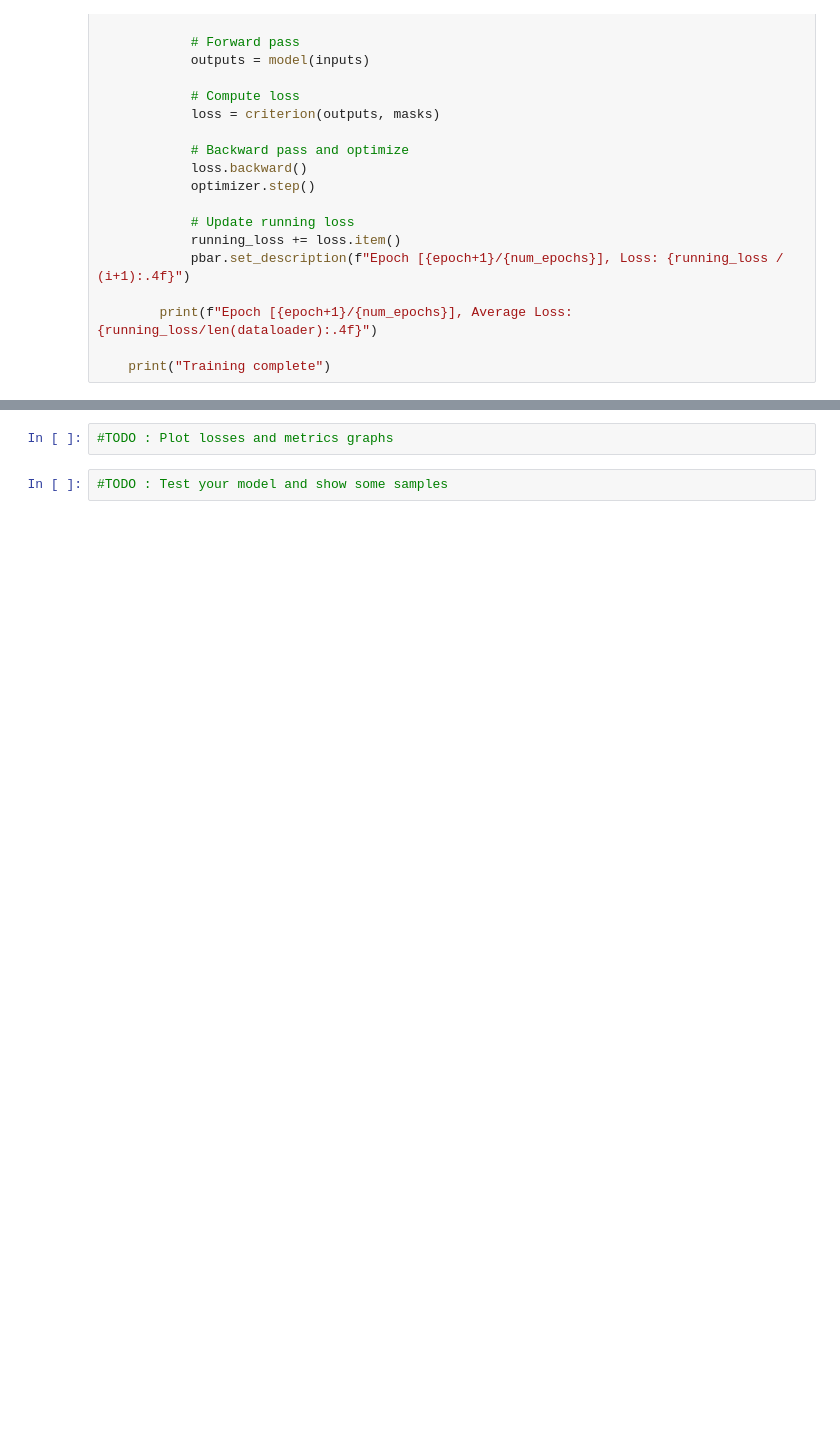
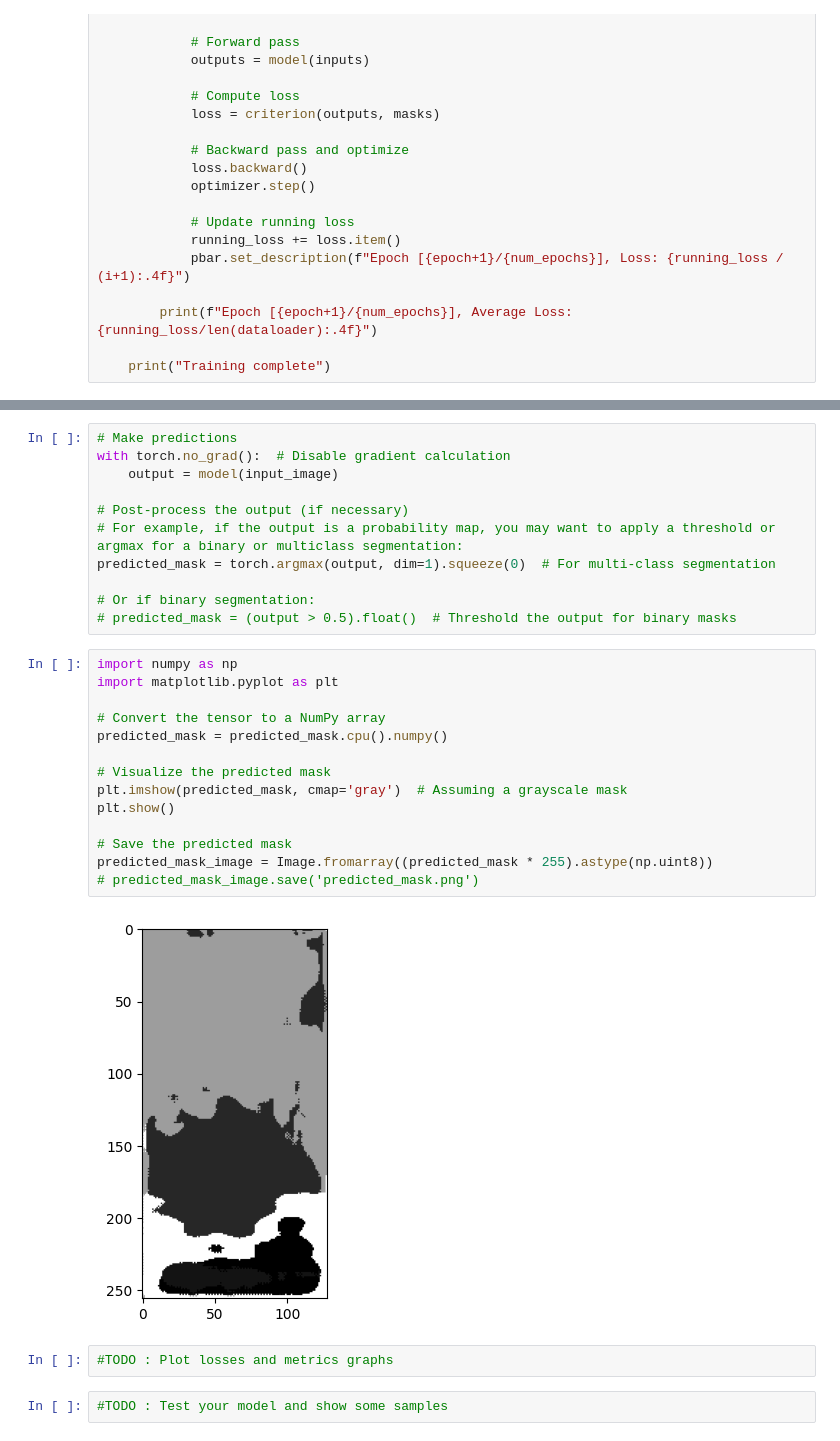
Before and after one commit to ahmedoy/CitySegmentation, a Jupyter notebook: Unet.ipynb, the cells around one changed output, grey strips where cells are left out. Cells and saved outputs as stored; diff of their text form; blank space fills up the shorter version.

```diff
--- a/Unet.ipynb
+++ b/Unet.ipynb
@@ -833,3 +878,30 @@ train_unet_model(model, dl_train, loss, optimizer)  # training on 10 epochs
+# %%
+# Make predictions
+with torch.no_grad():  # Disable gradient calculation
+    output = model(input_image)
+
+# Post-process the output (if necessary)
+# For example, if the output is a probability map, you may want to apply a threshold or argmax for a binary or multiclass segmentation:
+predicted_mask = torch.argmax(output, dim=1).squeeze(0)  # For multi-class segmentation
+
+# Or if binary segmentation:
+# predicted_mask = (output > 0.5).float()  # Threshold the output for binary masks
+# %%
+import numpy as np
+import matplotlib.pyplot as plt
+
+# Convert the tensor to a NumPy array
+predicted_mask = predicted_mask.cpu().numpy()
+
+# Visualize the predicted mask
+plt.imshow(predicted_mask, cmap='gray')  # Assuming a grayscale mask
+plt.show()
+
+# Save the predicted mask
+predicted_mask_image = Image.fromarray((predicted_mask * 255).astype(np.uint8))
+# predicted_mask_image.save('predicted_mask.png')
+# %% [output]
+[figure, added]
 # %%
 #TODO : Plot losses and metrics graphs
 # %%
```
Also changed, not shown: parts of 5 cells of this notebook.
